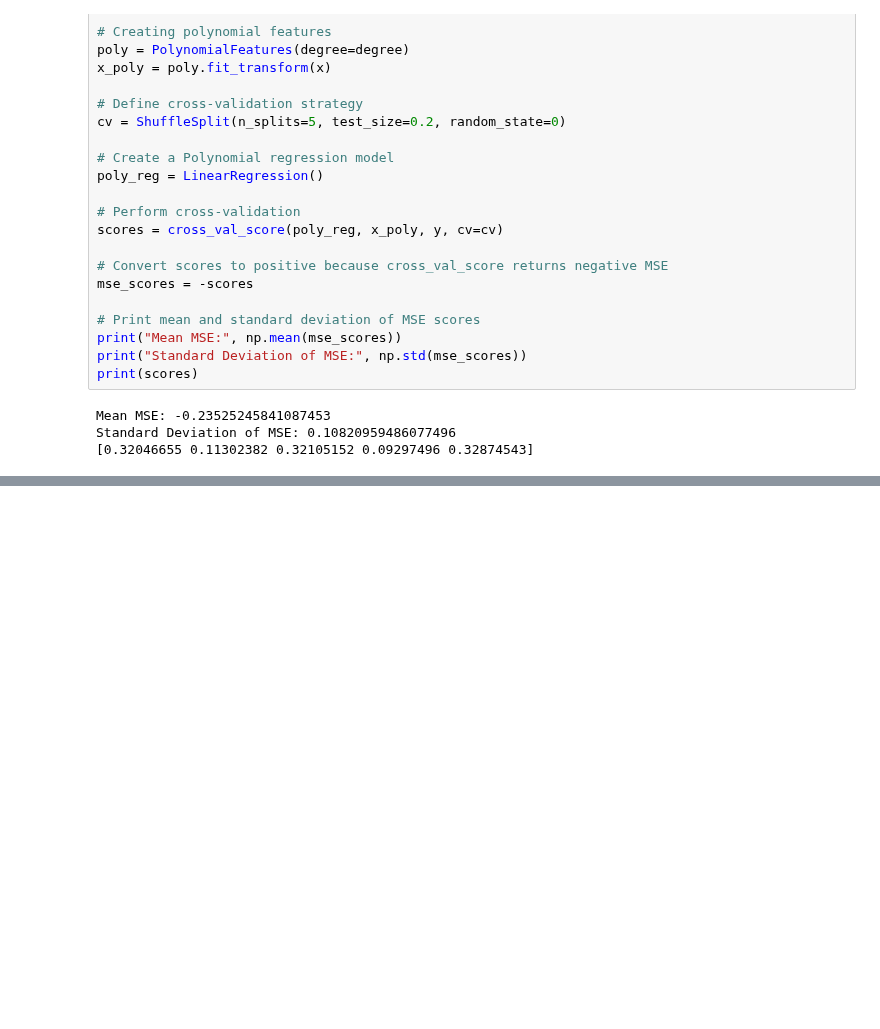
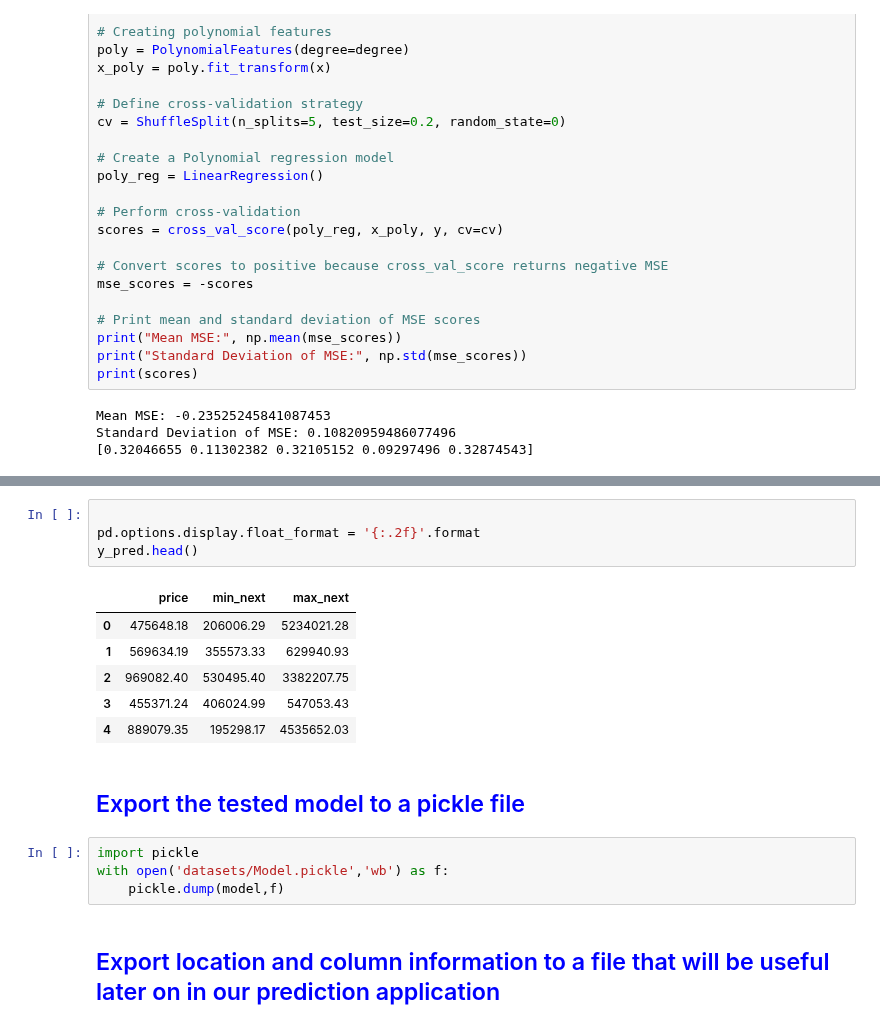
Before and after one commit to movindugunarathna/LandPulse-ML, a Jupyter notebook: model/part_4.ipynb, the cells around one changed output, grey strips where cells are left out. Cells and saved outputs as stored; diff of their text form; blank space fills up the shorter version.

```diff
--- a/model/part_4.ipynb
+++ b/model/part_4.ipynb
@@ -749,0 +1029,19 @@ Standard Deviation of MSE: 0.10820959486077496
+# %%
+
+pd.options.display.float_format = '{:.2f}'.format
+y_pred.head()
+# %% [output]
+|  | price | min_next | max_next |
+| 0 | 475648.18 | 206006.29 | 5234021.28 |
+| 1 | 569634.19 | 355573.33 | 629940.93 |
+| 2 | 969082.40 | 530495.40 | 3382207.75 |
+| 3 | 455371.24 | 406024.99 | 547053.43 |
+| 4 | 889079.35 | 195298.17 | 4535652.03 |
+# %% [markdown]
+<h2 style='color:blue'>Export the tested model to a pickle file</h2>
+# %%
+import pickle
+with open('datasets/Model.pickle','wb') as f:
+    pickle.dump(model,f)
+# %% [markdown]
+<h2 style='color:blue'>Export location and column information to a file that will be useful later on in our prediction application</h2>
```
Also changed, not shown: parts of 12 cells of this notebook, 4 other files.
